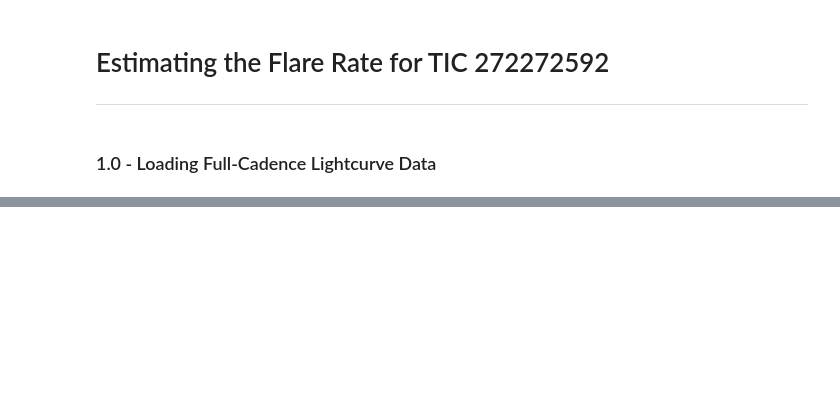
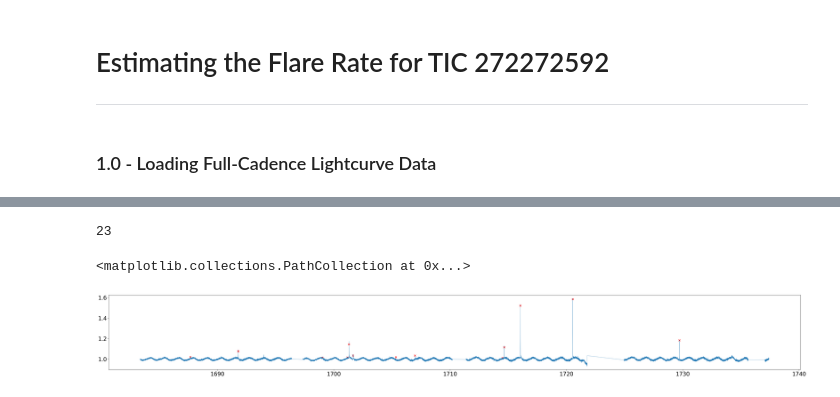
Before and after one commit to AndyTza/flarates, a Jupyter notebook: tutorials/Tutorial - Flare Rates with Stella and Lightkurve.ipynb, the cells around one changed output, grey strips where cells are left out. Saved outputs shown, nothing was run; the diff lists cells and outputs as text; code cells hidden in the pictures; blank space fills up the shorter version.

Commit message:
WIP flare rates tutorial

```diff
--- a/tutorials/Tutorial - Flare Rates with Stella and Lightkurve.ipynb
+++ b/tutorials/Tutorial - Flare Rates with Stella and Lightkurve.ipynb
@@ -78,0 +86,2 @@ plt.plot(time, flux)
+# %%
+cnn = stella.ConvNN(output_dir='.') # define your convolutional neural network
@@ -78,0 +96,21 @@ plt.plot(time, flux)
+# %%
+ff = stella.FitFlares(id=[LC[0].targetid],
+                      time=[time],
+                      flux=[flux],
+                      flux_err=[flux_err],
+                      predictions=[cnn.predictions[0]])
+# %%
+ff.identify_flare_peaks(threshold=0.9999)
+
+data = ff.flare_table
+# %%
+len(data)
+# %% [output]
+23
+# %%
+plt.figure(figsize=(45,5))
+plt.plot(time, flux, lw=0.5)
+plt.scatter(data['tpeak'], data['amp'], marker='x', color='red')
+# %% [output]
+<matplotlib.collections.PathCollection at 0x...>
+[figure, added]
```
Also changed, not shown: parts of 18 cells of this notebook.
